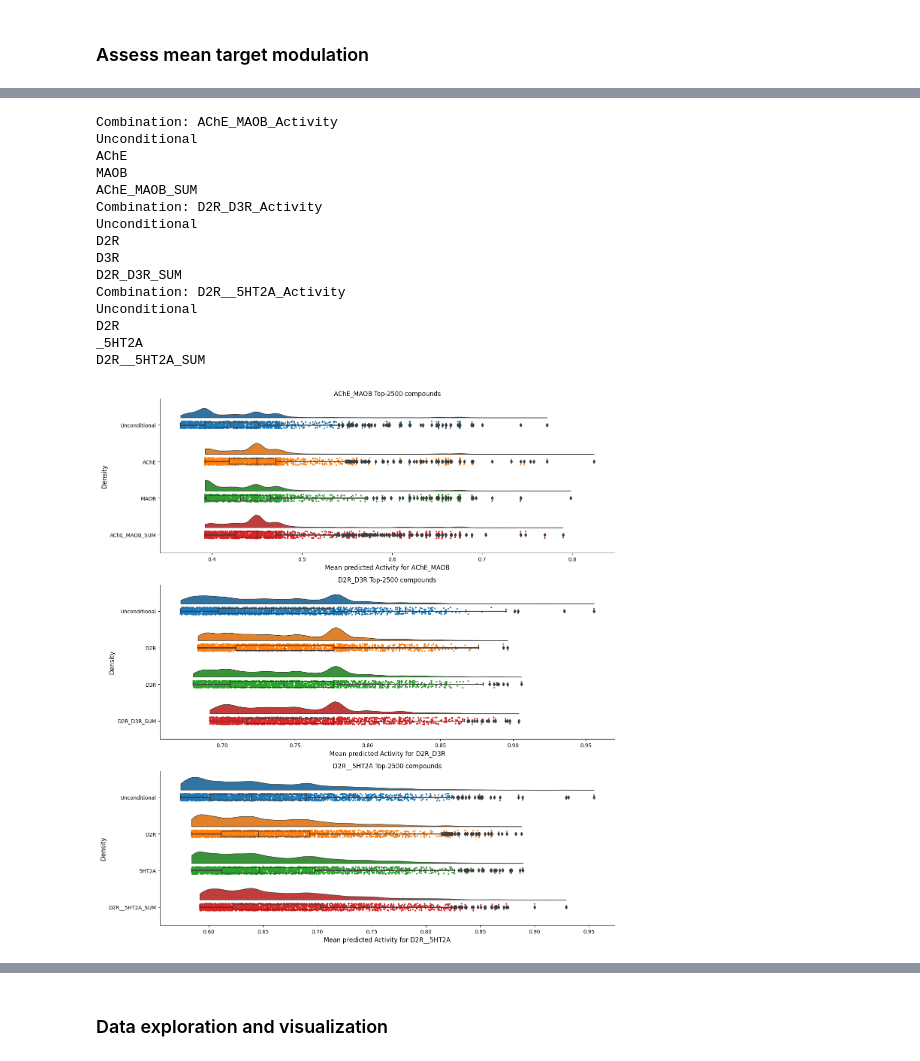
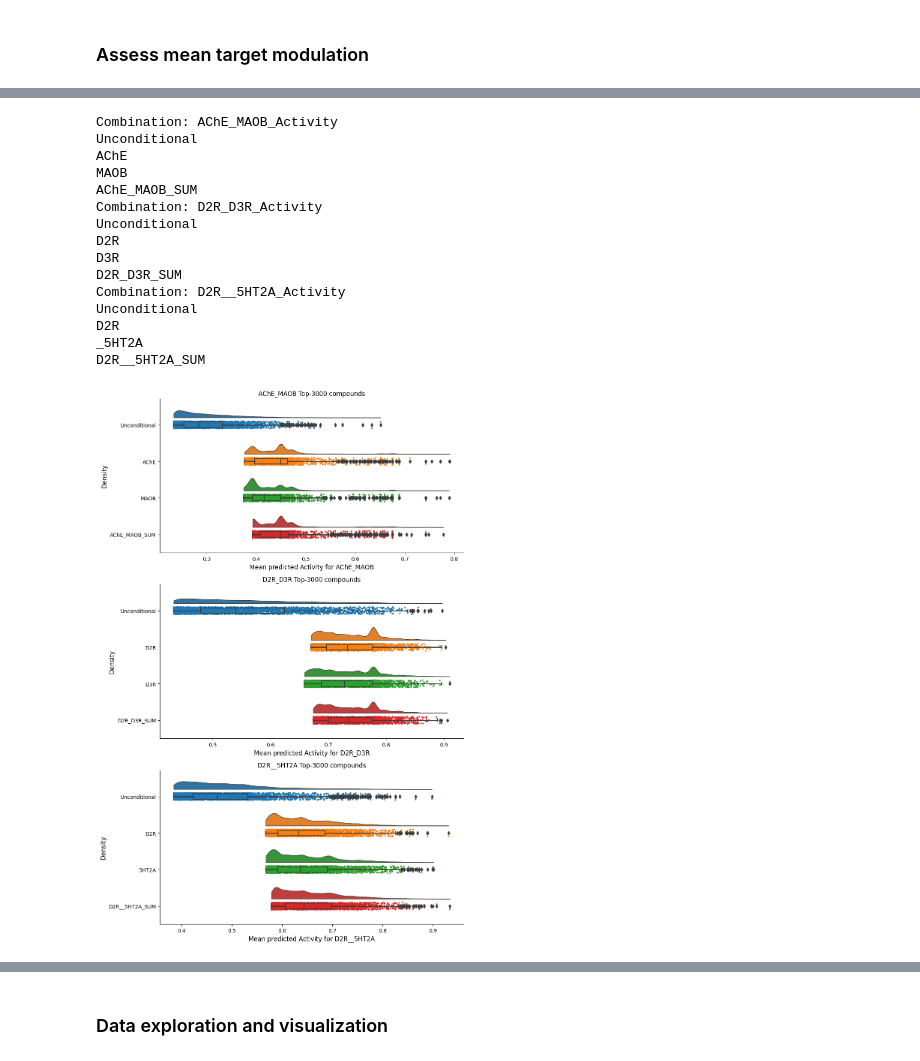
Before and after one commit to arthurcerveira/CoMPO-GPT, a Jupyter notebook: scripts/09-Data-Viz-70.ipynb, the cells around one changed output, grey strips where cells are left out. Saved outputs shown, nothing was run; the diff lists cells and outputs as text; code cells hidden in the pictures.

```diff
--- a/scripts/09-Data-Viz-70.ipynb
+++ b/scripts/09-Data-Viz-70.ipynb
@@ -1,26 +1,28 @@
 # %%
 import numpy as np
 import pandas as pd
+
+EPOCHS = 100
 
 targets = ['_5HT2A', 'AChE', 'D2R', 'D3R', 'MAOB']
 num = [1000, 2000, 5000]
 
 dataframes = {
-    target: pd.read_csv(f'../generated_molecules/predicted_activity/{target}.csv')
+    target: pd.read_csv(f'../generated_molecules/{EPOCHS}-epoch/predicted_activity/{target}.csv')
     for target in targets
 }
 
-dataframes["Unconditional"] = pd.read_csv('../generated_molecules/predicted_activity/Unconditional.csv')
+dataframes["Unconditional"] = pd.read_csv(f'../generated_molecules/{EPOCHS}-epoch/predicted_activity/Unconditional.csv')
 
 for target in dataframes:
     df = dataframes[target]
     col_preds = df.columns[1]
 
-    count_invalid = len(df[df[col_preds] == 'Invalid SMILES'])
+    count_invalid = len(df[df[col_preds].isna()])
     print(f"{target}: {count_invalid}")
 
     # Drop invalid smiles rows
-    dataframes[target] = df[df[col_preds] != 'Invalid SMILES'].copy()
+    dataframes[target] = df.dropna(subset=[col_preds]).copy()
     # Set dtype as float for every column except SMILES
     for col in df.columns:
         if col != 'SMILES':
@@ -55,7 +57,7 @@ for agg in aggs:
     ])
 
 dataframes_mt = {
-    targets: pd.read_csv(f'../generated_molecules/predicted_activity/{targets}.csv')
+    targets: pd.read_csv(f'../generated_molecules/{EPOCHS}-epoch/predicted_activity/{targets}.csv')
     for targets in multi_targets
 }
 
@@ -64,11 +66,11 @@ for mts in dataframes_mt:
 
     col_preds = df.columns[1]
 
-    count_invalid = len(df[df[col_preds] == 'Invalid SMILES'])
+    count_invalid = len(df[df[col_preds].isna()])
     print(f"{mts}: {count_invalid}")
 
     # Drop invalid smiles rows
-    dataframes_mt[mts] = df[df[col_preds] != 'Invalid SMILES'].copy()
+    dataframes_mt[mts] = df.dropna(subset=[col_preds]).copy()
     # Set dtype as float for every column except SMILES
     for col in df.columns:
         if col != 'SMILES':
@@ -359,7 +361,7 @@ for j, combination in enumerate(multitarget_combination):
     for gen_molecule in gen_molecules:
         print(gen_molecule)
         # df = pd.read_csv(f'../generated_molecules/predicted_activity/{gen_molecule}_MTDD.csv')
-        df = pd.read_csv(f'../generated_molecules/predicted_activity/{gen_molecule}.csv')
+        df = pd.read_csv(f'../generated_molecules/{EPOCHS}-epoch/predicted_activity/{gen_molecule}.csv')
         scenario = gen_molecule[1:] if gen_molecule.startswith("_") else gen_molecule
         df_filtered = df[activity_column].nlargest(n).to_frame().assign(Scenario=scenario)
         df_list.append(df_filtered)
@@ -397,6 +399,6 @@ D2R__5HT2A_SUM
 # %%
-fig, axes = plt.subplots(len(multitarget_combination), 1, figsize=(14, 5 * len(multitarget_combination)))
-n = 2500
+fig, axes = plt.subplots(len(multitarget_combination), 1, figsize=(10, 5 * len(multitarget_combination)))
+n = 3000
 
 for j, combination in enumerate(multitarget_combination):
     activity_column = f"{combination}_{ACT_TYPE}"
@@ -407,41 +409,41 @@ for j, combination in enumerate(multitarget_combination):
     for gen_molecule in gen_molecules:
         print(gen_molecule)
         # df = pd.read_csv(f'../generated_molecules/predicted_activity/{gen_molecule}_MTDD.csv')
-        df = pd.read_csv(f'../generated_molecules/predicted_activity/{gen_molecule}.csv')
+        df = pd.read_csv(f'../generated_molecules/{EPOCHS}-epoch/predicted_activity/{gen_molecule}.csv')
         scenario = gen_molecule[1:] if gen_molecule.startswith("_") else gen_molecule
         df_filtered = df[activity_column].nlargest(n).to_frame().assign(Scenario=scenario)
         df_list.append(df_filtered)
 
     activities = pd.concat(df_list).reset_index()
 
     pt.RainCloud(data=activities, x='Scenario', y=activity_column, bw=.1, ax=axes[j], palette=pal, orient = "h")
     # sns.kdeplot(data=df, x="pred_pXC50", bw_adjust=1, hue='Scenario',ax=axes[j], fill=True)
 
     axes[j].set_title('{} Top-{} compounds'.format(combination, n), fontsize=12)
     axes[j].spines['right'].set_visible(False)
     axes[j].spines['top'].set_visible(False)
     axes[j].set_ylabel("Density", fontsize=12)
     axes[j].set_xlabel(f"Mean predicted {ACT_TYPE} for {combination}", fontsize=12)
 
 plt.tight_layout()
 plt.show()
 # %% [output]
 Combination: AChE_MAOB_Activity
 Unconditional
 AChE
 MAOB
 AChE_MAOB_SUM
 Combination: D2R_D3R_Activity
 Unconditional
 D2R
 D3R
 D2R_D3R_SUM
 Combination: D2R__5HT2A_Activity
 Unconditional
 D2R
 _5HT2A
 D2R__5HT2A_SUM
-[figure, old version]
+[figure, new version]
 # %%
 for j, combination in enumerate(multitarget_combination):
     activity_column = f"{combination}_{ACT_TYPE}"
```
Also changed, not shown: parts of 19 cells of this notebook, 57 other files.
